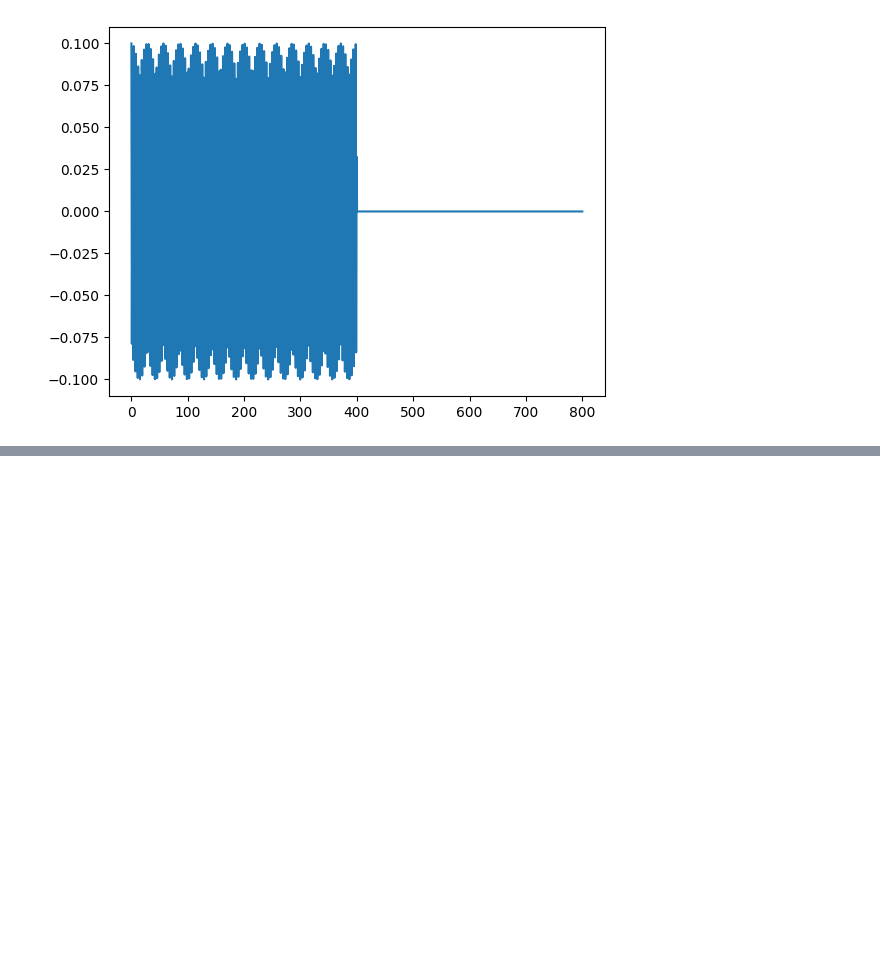
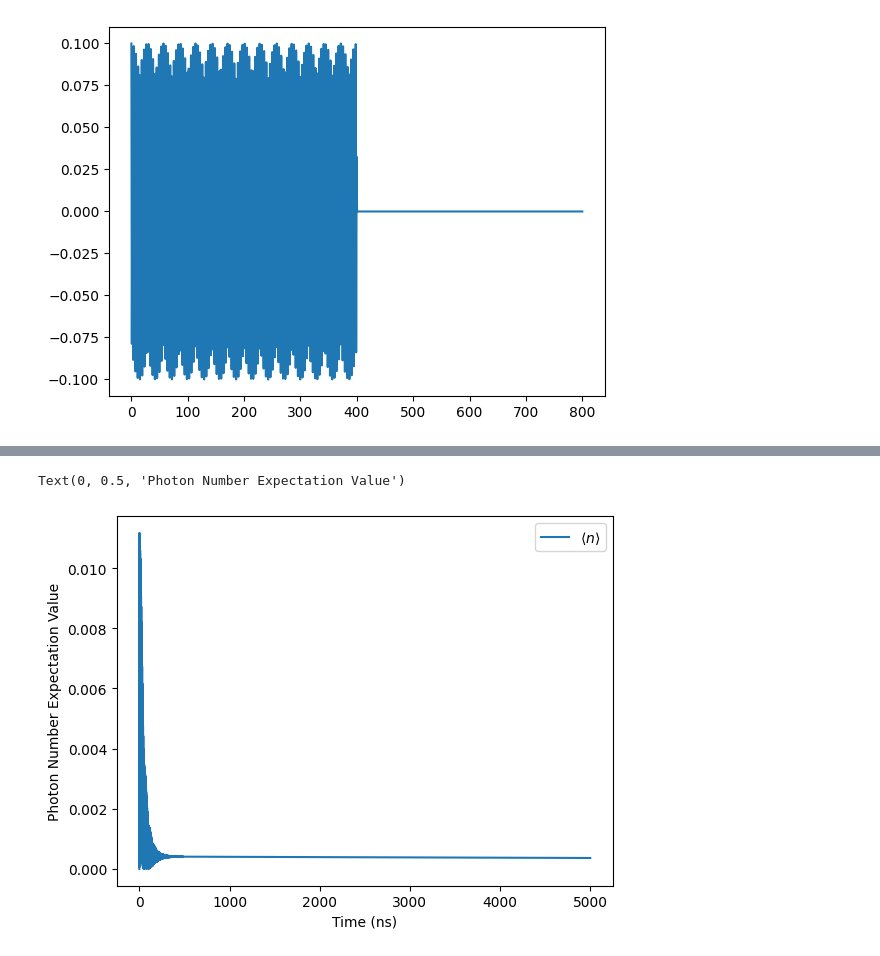
Before and after one commit to BrainConnection/Dynamical_Decoupling_Project, a Jupyter notebook: Purcell Filter.ipynb, the cells around one changed output, grey strips where cells are left out. Saved outputs shown, nothing was run; the diff lists cells and outputs as text; code cells hidden in the pictures; blank space fills up the shorter version.

```diff
--- a/Purcell Filter.ipynb
+++ b/Purcell Filter.ipynb
@@ -348,0 +394,11 @@ popt
+# %%
+# Plot Filter Resonator Photon Number
+
+fig, ax = plt.subplots(1, 1)
+ax.plot(tlist, result.expect[5], label = r'$\langle n \rangle$')
+ax.legend(loc = 0)
+ax.set_xlabel('Time (ns)')
+ax.set_ylabel('Photon Number Expectation Value')
+# %% [output]
+Text(0, 0.5, 'Photon Number Expectation Value')
+[figure, added]
```
Also changed, not shown: parts of 18 cells of this notebook.
